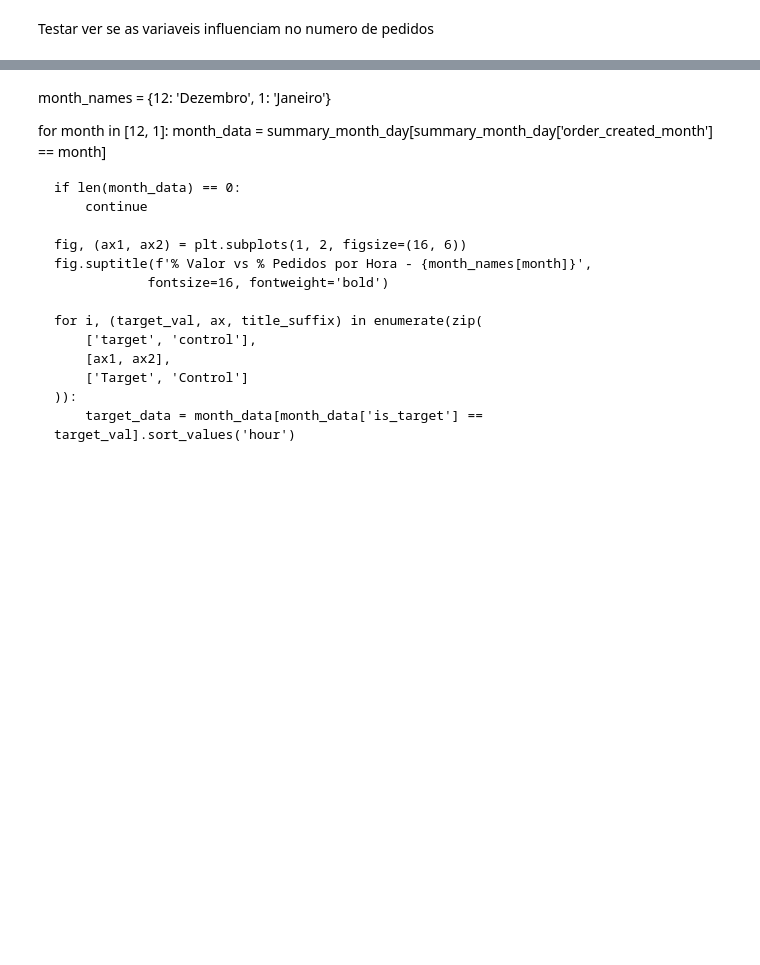
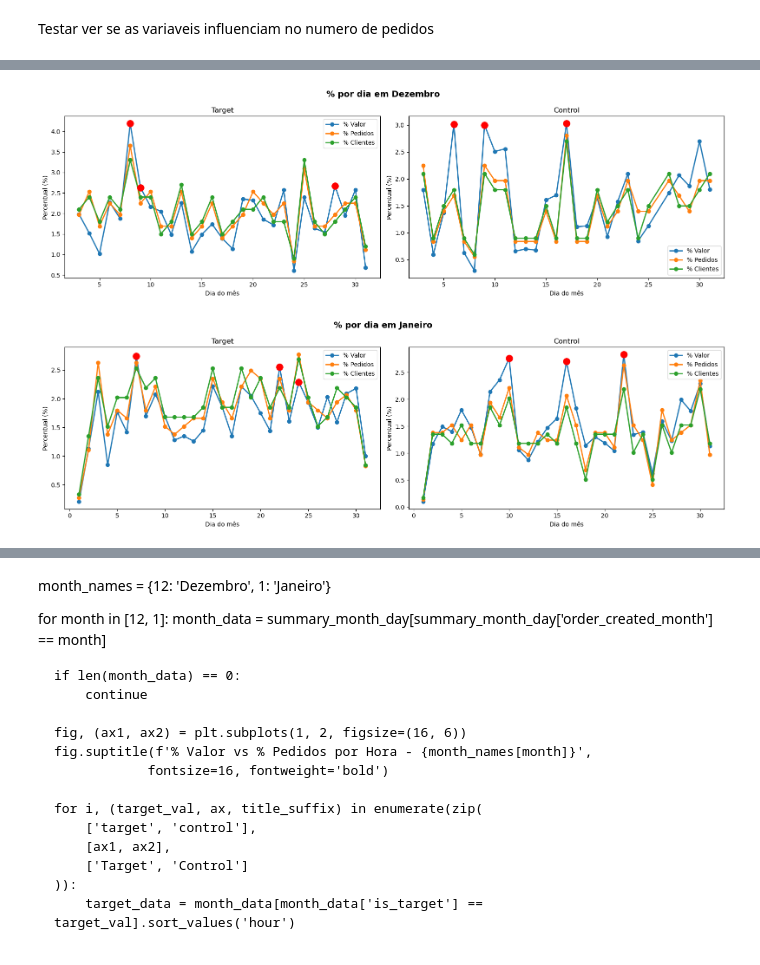
Before and after one commit to elianezanlorense/ifood_cs, a Jupyter notebook: code/notebook/05.cli_res copy.ipynb, the cells around one changed output, grey strips where cells are left out. Cells and saved outputs as stored; diff of their text form; code cells hidden in the pictures; blank space fills up the shorter version.

```diff
--- a/code/notebook/05.cli_res copy.ipynb
+++ b/code/notebook/05.cli_res copy.ipynb
@@ -143,3 +95,38 @@ for month in order_created_month:
+# %%
+import matplotlib.pyplot as plt
+
+month_names = {12: 'Dezembro', 1: 'Janeiro'}
+
+for month in [12, 1]:
+    month_data = summary_month_day[summary_month_day['order_created_month'] == month]
+
+    if len(month_data) == 0:
+        continue
+
+    fig, (ax1, ax2) = plt.subplots(1, 2, figsize=(16, 5))
+    fig.suptitle(f'% por dia em {month_names[month]}', fontsize=14, fontweight='bold')
+
+    for target_val, ax, title in zip(['target', 'control'], [ax1, ax2], ['Target', 'Control']):
+        target_data = month_data[month_data['is_target'] == target_val].sort_values('day')
+
+        if len(target_data) > 0:
+
+            for col, label in zip(['perc_amount', 'perc_pedidos', 'perc_clientes'],
+                                  ['% Valor', '% Pedidos', '% Clientes']):
+                ax.plot(target_data['day'], target_data[col], label=label, marker='o', linewidth=2)
+
+
+            for _, row in target_data.nlargest(3, 'perc_amount').iterrows():
+                ax.scatter(row['day'], row['perc_amount'], s=120, color='red', zorder=5)
+
+        ax.set(xlabel='Dia do mês', ylabel='Percentual (%)', title=title)
+        ax.legend()
+
+    plt.tight_layout()
+    plt.show()
+# %% [output]
+[figure, added]
+[figure, added]
 # %%
 summary_hora=gerar_stats(df,['is_target','hour'])
 summary_hora.sort_values("hour").head()
```
Also changed, not shown: parts of 20 cells of this notebook, 2 other files.
